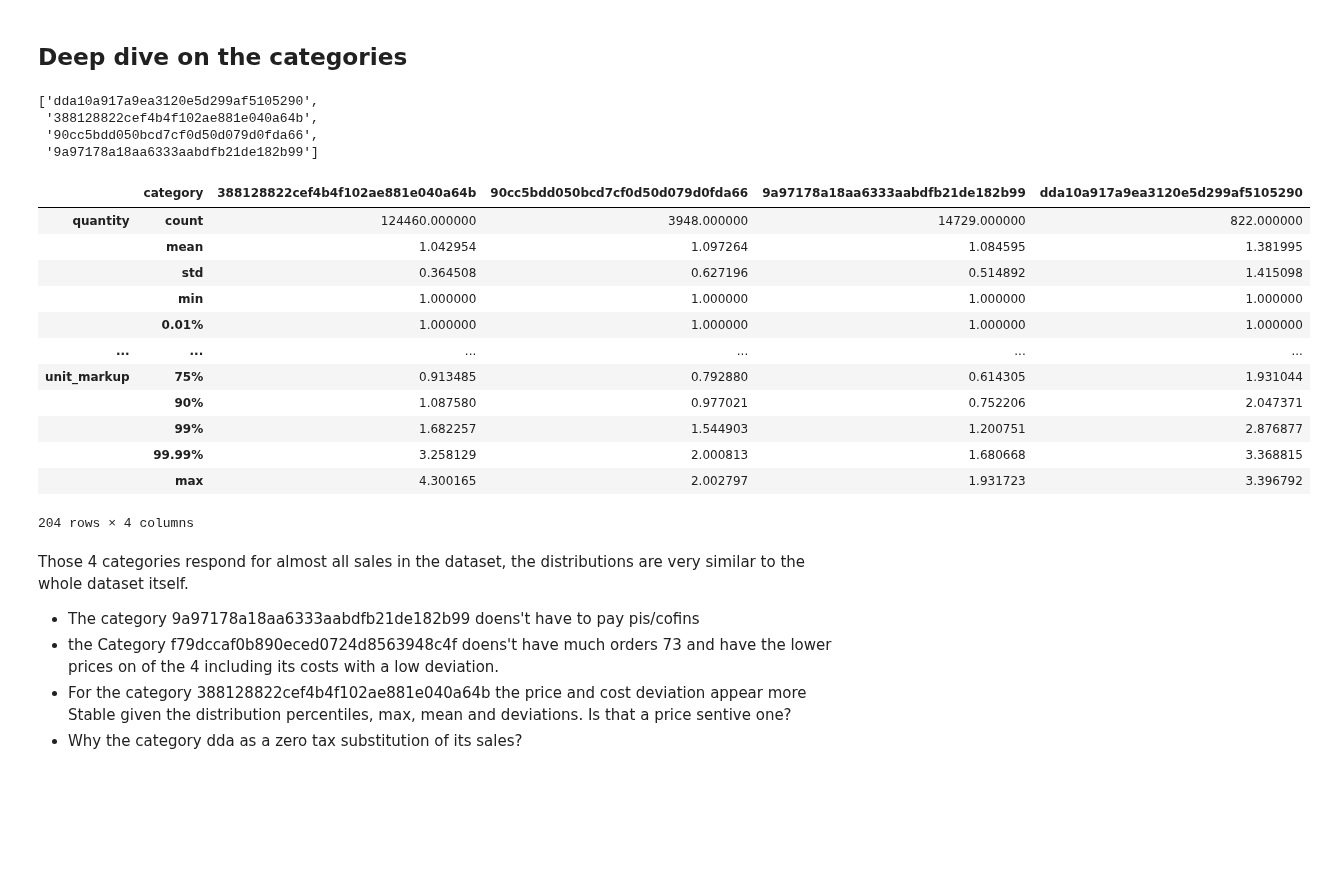
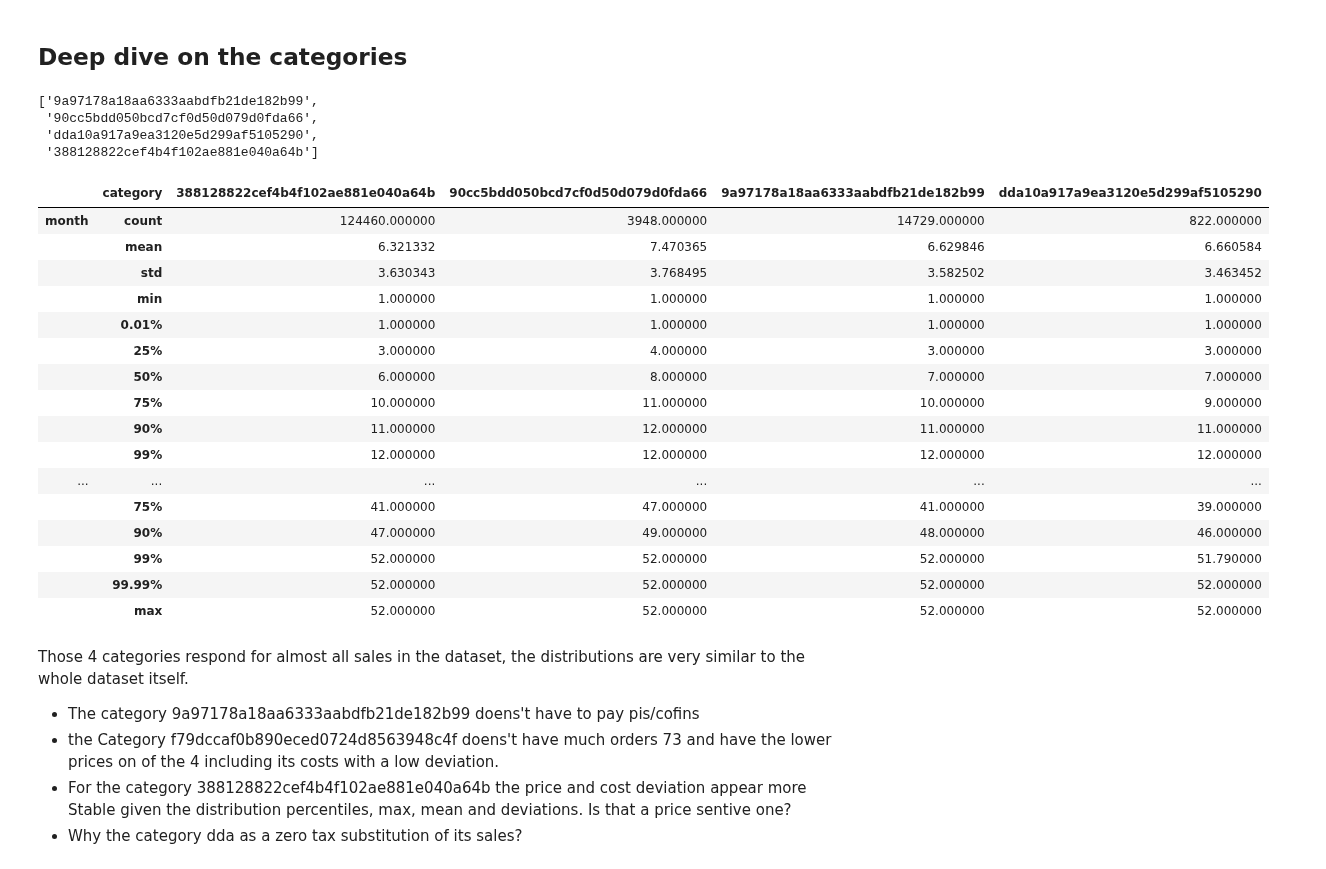
Before and after one commit to wanermiranda/desafio_ml, a Jupyter notebook: notebooks/1. EDA Orders.ipynb, the cells around one changed output. Cells and saved outputs as stored; diff of their text form; code cells hidden in the pictures; blank space fills up the shorter version.

```diff
--- a/notebooks/1. EDA Orders.ipynb
+++ b/notebooks/1. EDA Orders.ipynb
@@ -27,8 +27,11 @@ df_sales['capture_date'] = pd.to_datetime(df_sales['capture_date'], errors='coer
 df_sales['week_number'] = df_sales['capture_date'].dt.strftime('%W').astype(int)
 df_sales['month'] = df_sales['capture_date'].dt.strftime('%m').astype(int)
 
-for col in ['revenue', 'price', 'price', 'pis_cofins', 'icms',
-       'tax_substitution', 'liquid_cost','revenue', 'markup']:
+for col in ['pis_cofins', 'icms', 'tax_substitution']:
+    df_sales[f'perc_{col}'] = round(df_sales[col] * 100/ df_sales['price'], 2)
+
+for col in ['revenue', 'price', 'price', 'perc_pis_cofins', 'perc_icms',
+       'perc_tax_substitution', 'liquid_cost','revenue', 'markup']:
     df_sales[f'unit_{col}'] = df_sales[col] / df_sales['quantity']
 # %%
 df_sales.head()
@@ -224,27 +228,34 @@ top_4_cats_product_quantity = df_products_category_quantity.tail(4).category.val
 selected_cats = list(set(list(top_4_cats_orders)+ list(top_4_cats_product_quantity)+ list(top_4_cats_product_revenue)))
 selected_cats
 # %% [output]
-['dda10a917a9ea3120e5d299af5105290',
- '388128822cef4b4f102ae881e040a64b',
+['9a97178a18aa6333aabdfb21de182b99',
  '90cc5bdd050bcd7cf0d50d079d0fda66',
- '9a97178a18aa6333aabdfb21de182b99']
+ 'dda10a917a9ea3120e5d299af5105290',
+ '388128822cef4b4f102ae881e040a64b']
+# %%
+selected_cols = ['category', 'code', 'source_channel','month', 'revenue', 'unit_price', 'unit_liquid_cost', 'unit_perc_pis_cofins', 'unit_perc_icms', 'unit_perc_tax_substitution', 'unit_markup', 'quantity', 'week_number']
 # %%
-df_filtered_sales = df_sales[df_sales.category.isin(selected_cats)]
+df_filtered_sales = df_sales[selected_cols][
+    df_sales.category.isin(selected_cats)]
 df_filtered_sales.groupby('category').describe(percentiles=[.0001,.25, .50, .75, .90, .99, .9999]).T
 # %% [output]
 |  | category | 388128822cef4b4f102ae881e040a64b | 90cc5bdd050bcd7cf0d50d079d0fda66 | 9a97178a18aa6333aabdfb21de182b99 | dda10a917a9ea3120e5d299af5105290 |
-| quantity | count | 124460.000000 | 3948.000000 | 14729.000000 | 822.000000 |
-|  | mean | 1.042954 | 1.097264 | 1.084595 | 1.381995 |
-|  | std | 0.364508 | 0.627196 | 0.514892 | 1.415098 |
+| month | count | 124460.000000 | 3948.000000 | 14729.000000 | 822.000000 |
+|  | mean | 6.321332 | 7.470365 | 6.629846 | 6.660584 |
+|  | std | 3.630343 | 3.768495 | 3.582502 | 3.463452 |
 |  | min | 1.000000 | 1.000000 | 1.000000 | 1.000000 |
 |  | 0.01% | 1.000000 | 1.000000 | 1.000000 | 1.000000 |
+|  | 25% | 3.000000 | 4.000000 | 3.000000 | 3.000000 |
+|  | 50% | 6.000000 | 8.000000 | 7.000000 | 7.000000 |
+|  | 75% | 10.000000 | 11.000000 | 10.000000 | 9.000000 |
+|  | 90% | 11.000000 | 12.000000 | 11.000000 | 11.000000 |
+|  | 99% | 12.000000 | 12.000000 | 12.000000 | 12.000000 |
 | ... | ... | ... | ... | ... | ... |
-| unit_markup | 75% | 0.913485 | 0.792880 | 0.614305 | 1.931044 |
-|  | 90% | 1.087580 | 0.977021 | 0.752206 | 2.047371 |
-|  | 99% | 1.682257 | 1.544903 | 1.200751 | 2.876877 |
-|  | 99.99% | 3.258129 | 2.000813 | 1.680668 | 3.368815 |
-|  | max | 4.300165 | 2.002797 | 1.931723 | 3.396792 |
+|  | 75% | 41.000000 | 47.000000 | 41.000000 | 39.000000 |
+|  | 90% | 47.000000 | 49.000000 | 48.000000 | 46.000000 |
+|  | 99% | 52.000000 | 52.000000 | 52.000000 | 51.790000 |
+|  | 99.99% | 52.000000 | 52.000000 | 52.000000 | 52.000000 |
+|  | max | 52.000000 | 52.000000 | 52.000000 | 52.000000 |
-204 rows × 4 columns
 # %% [markdown]
 Those 4 categories respond for almost all sales in the dataset, the distributions are very similar to the whole dataset itself.
 * The category 9a97178a18aa6333aabdfb21de182b99 doens't have to pay pis/cofins
```
Also changed, not shown: parts of 6 cells of this notebook, 4 other files.
